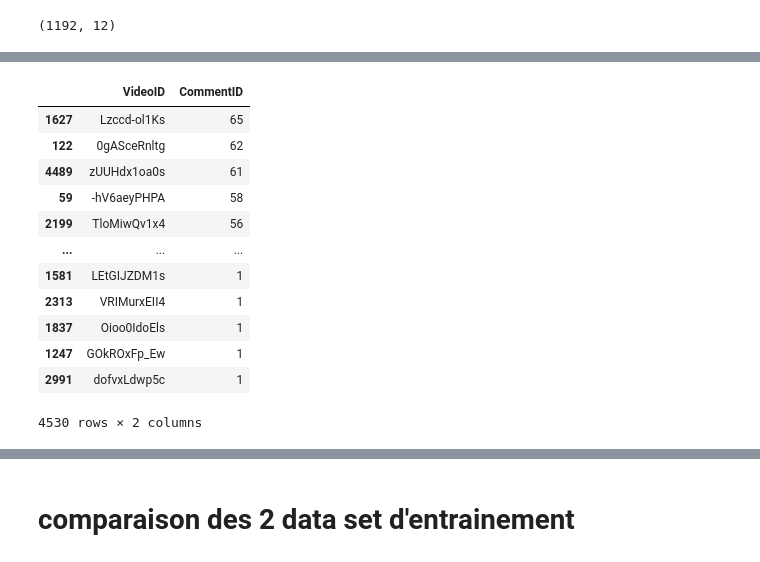
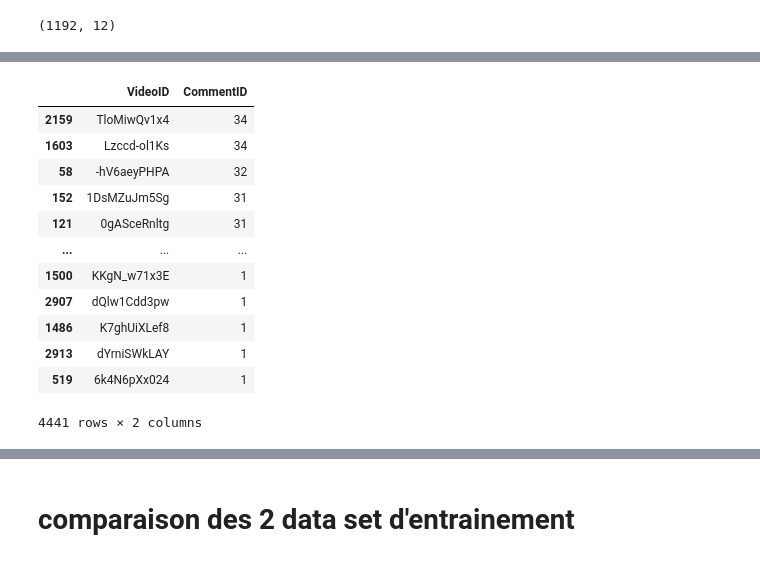
Before and after one commit to Carla-FL/Projet-RNCP, a Jupyter notebook: notebooks/1bis_EDA.ipynb, the cells around one changed output, grey strips where cells are left out. Drawn from its saved outputs; the diff is of its cells as text; code cells hidden in the pictures.

```diff
--- a/notebooks/1bis_EDA.ipynb
+++ b/notebooks/1bis_EDA.ipynb
@@ -161,7 +223,8 @@ df_test1.shape
 # %% [output]
 (1192, 12)
 # %%
-df_train2 = pd.read_csv('/Users/carla/Downloads/partial_translation_1754977652.csv')
+df_train2 = pd.read_csv('/Users/carla/Downloads/partial_translation_1754977652.csv')[:25000]
 print(df_train2.shape)
-df_train2.head()
+# df_train2.head()
+df_fr = main_transformation(df_train2, 'text_fr','/Users/carla/Desktop/GitHub/Projet-RNCP/extra_expressions.txt')
 # %% [output]
@@ -175,16 +242,16 @@ df_train2.head()
 # %%
-df_train2.groupby('VideoID')['CommentID'].count().reset_index().sort_values(by='CommentID', ascending=False)
+df_fr.groupby('VideoID')['CommentID'].count().reset_index().sort_values(by='CommentID', ascending=False)
 # %% [output]
 |  | VideoID | CommentID |
-| 1627 | Lzccd-ol1Ks | 65 |
-| 122 | 0gASceRnltg | 62 |
-| 4489 | zUUHdx1oa0s | 61 |
-| 59 | -hV6aeyPHPA | 58 |
-| 2199 | TloMiwQv1x4 | 56 |
+| 2159 | TloMiwQv1x4 | 34 |
+| 1603 | Lzccd-ol1Ks | 34 |
+| 58 | -hV6aeyPHPA | 32 |
+| 152 | 1DsMZuJm5Sg | 31 |
+| 121 | 0gASceRnltg | 31 |
 | ... | ... | ... |
-| 1581 | LEtGIJZDM1s | 1 |
-| 2313 | VRIMurxEII4 | 1 |
-| 1837 | Oioo0IdoEls | 1 |
-| 1247 | GOkROxFp_Ew | 1 |
-| 2991 | dofvxLdwp5c | 1 |
+| 1500 | KKgN_w71x3E | 1 |
+| 2907 | dQlw1Cdd3pw | 1 |
+| 1486 | K7ghUiXLef8 | 1 |
+| 2913 | dYrniSWkLAY | 1 |
+| 519 | 6k4N6pXx024 | 1 |
-4530 rows × 2 columns
+4441 rows × 2 columns
```
Also changed, not shown: parts of 9 cells of this notebook, 28 other files.
